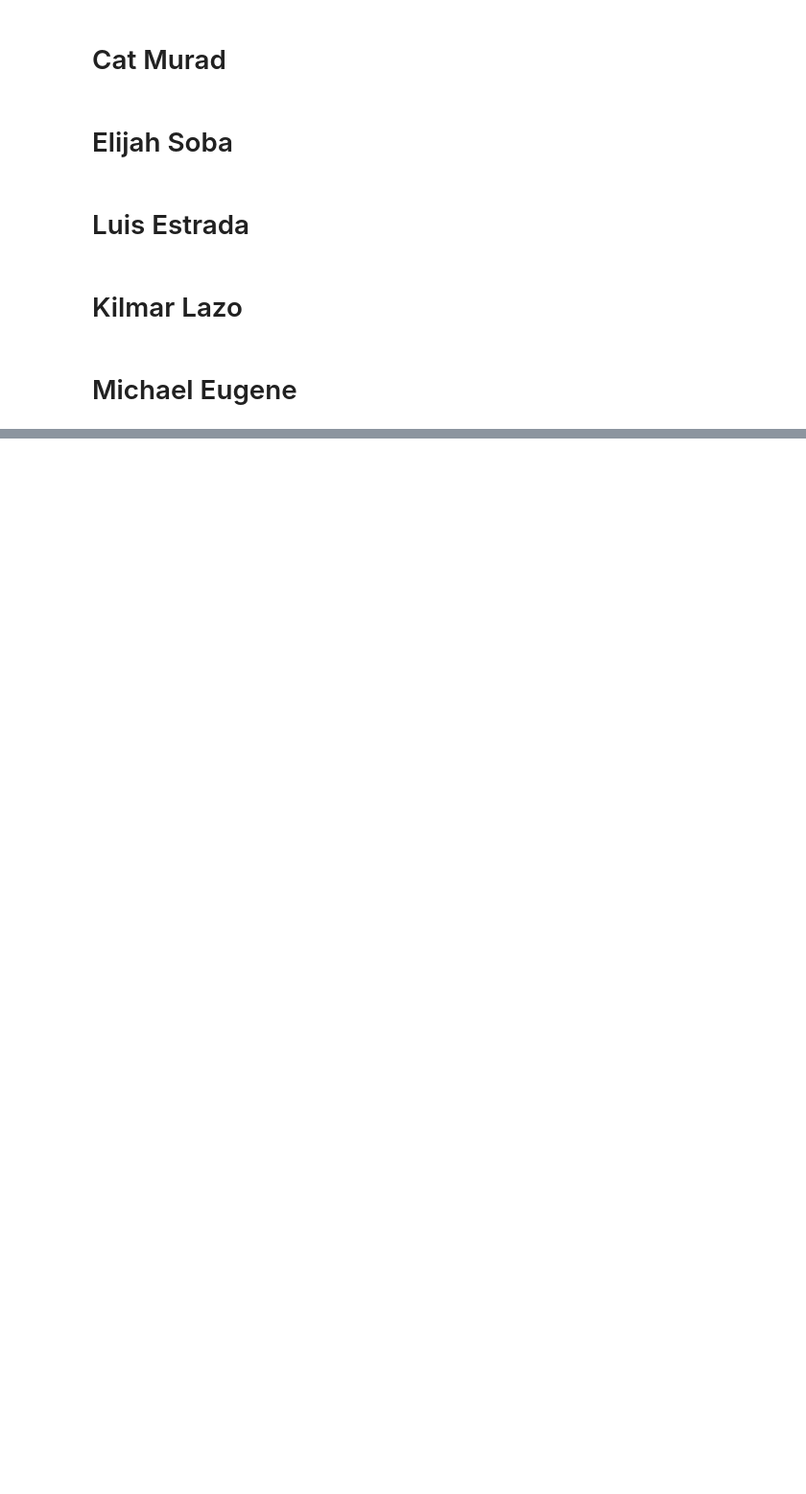
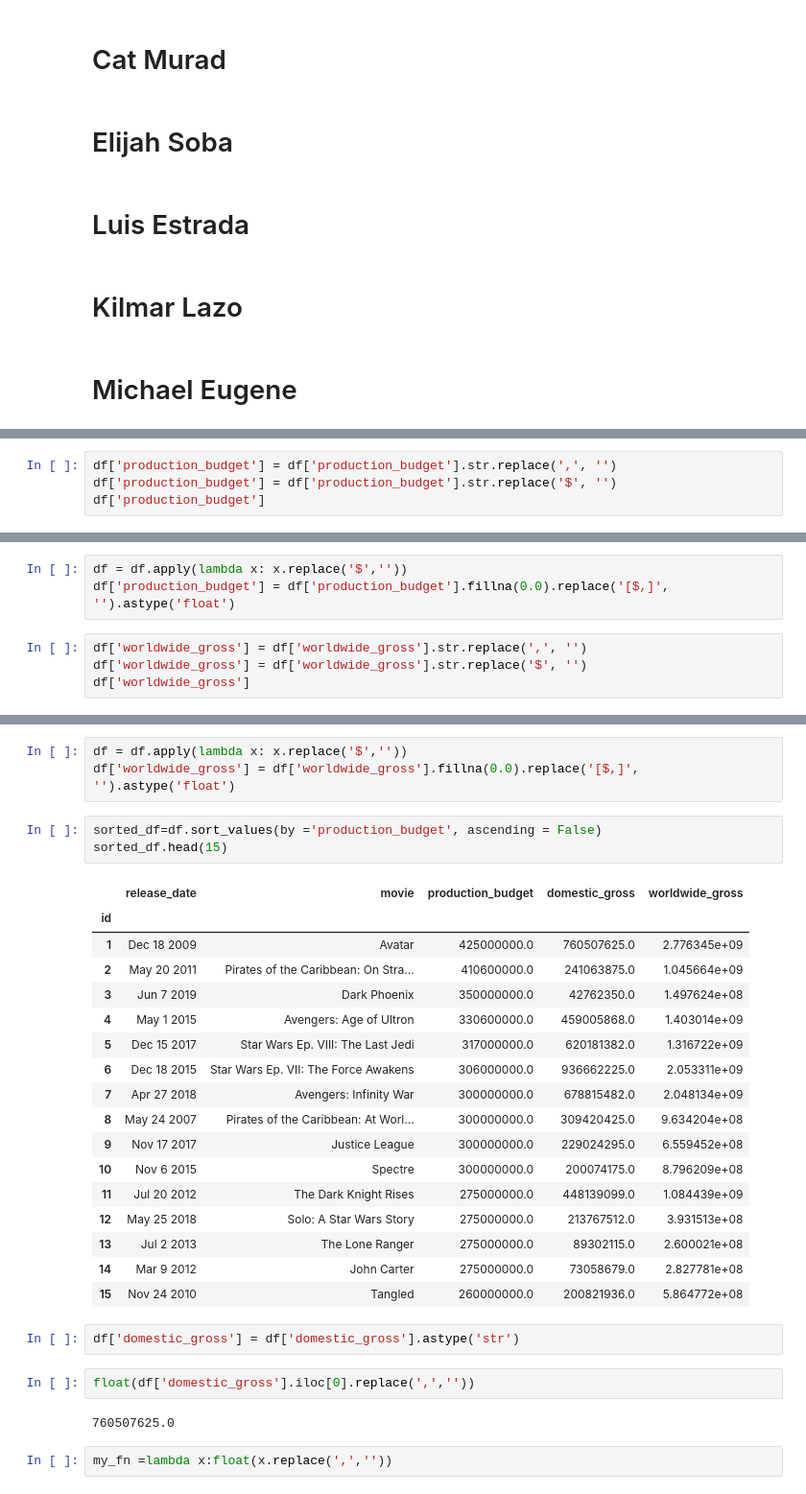
Before and after one commit to mehince/group-1-capstone, a Jupyter notebook: student.ipynb, the cells around one changed output, grey strips where cells are left out. Shown: that part at 96% size. Saved outputs shown, nothing was run; the diff lists cells and outputs as text; blank space fills up the shorter version.

```diff
--- a/student.ipynb
+++ b/student.ipynb
@@ -30,0 +97,4 @@ FROM im
+# %%
+df['production_budget'] = df['production_budget'].str.replace(',', '')
+df['production_budget'] = df['production_budget'].str.replace('$', '')
+df['production_budget']
@@ -30,0 +115,7 @@ FROM im
+# %%
+df = df.apply(lambda x: x.replace('$',''))
+df['production_budget'] = df['production_budget'].fillna(0.0).replace('[$,]', '').astype('float')
+# %%
+df['worldwide_gross'] = df['worldwide_gross'].str.replace(',', '')
+df['worldwide_gross'] = df['worldwide_gross'].str.replace('$', '')
+df['worldwide_gross']
@@ -30,0 +136,32 @@ FROM im
+# %%
+df = df.apply(lambda x: x.replace('$',''))
+df['worldwide_gross'] = df['worldwide_gross'].fillna(0.0).replace('[$,]', '').astype('float')
+# %%
+sorted_df=df.sort_values(by ='production_budget', ascending = False)
+sorted_df.head(15)
+# %% [output]
+|  | release_date | movie | production_budget | domestic_gross | worldwide_gross |
+| id |  |  |  |  |  |
+| 1 | Dec 18 2009 | Avatar | 425000000.0 | 760507625.0 | 2.776345e+09 |
+| 2 | May 20 2011 | Pirates of the Caribbean: On Stra... | 410600000.0 | 241063875.0 | 1.045664e+09 |
+| 3 | Jun 7 2019 | Dark Phoenix | 350000000.0 | 42762350.0 | 1.497624e+08 |
+| 4 | May 1 2015 | Avengers: Age of Ultron | 330600000.0 | 459005868.0 | 1.403014e+09 |
+| 5 | Dec 15 2017 | Star Wars Ep. VIII: The Last Jedi | 317000000.0 | 620181382.0 | 1.316722e+09 |
+| 6 | Dec 18 2015 | Star Wars Ep. VII: The Force Awakens | 306000000.0 | 936662225.0 | 2.053311e+09 |
+| 7 | Apr 27 2018 | Avengers: Infinity War | 300000000.0 | 678815482.0 | 2.048134e+09 |
+| 8 | May 24 2007 | Pirates of the Caribbean: At Worl... | 300000000.0 | 309420425.0 | 9.634204e+08 |
+| 9 | Nov 17 2017 | Justice League | 300000000.0 | 229024295.0 | 6.559452e+08 |
+| 10 | Nov 6 2015 | Spectre | 300000000.0 | 200074175.0 | 8.796209e+08 |
+| 11 | Jul 20 2012 | The Dark Knight Rises | 275000000.0 | 448139099.0 | 1.084439e+09 |
+| 12 | May 25 2018 | Solo: A Star Wars Story | 275000000.0 | 213767512.0 | 3.931513e+08 |
+| 13 | Jul 2 2013 | The Lone Ranger | 275000000.0 | 89302115.0 | 2.600021e+08 |
+| 14 | Mar 9 2012 | John Carter | 275000000.0 | 73058679.0 | 2.827781e+08 |
+| 15 | Nov 24 2010 | Tangled | 260000000.0 | 200821936.0 | 5.864772e+08 |
+# %%
+df['domestic_gross'] = df['domestic_gross'].astype('str')
+# %%
+float(df['domestic_gross'].iloc[0].replace(',',''))
+# %% [output]
+760507625.0
+# %%
+my_fn =lambda x:float(x.replace(',',''))
```
Also changed, not shown: parts of 26 cells of this notebook, 1 other file.
